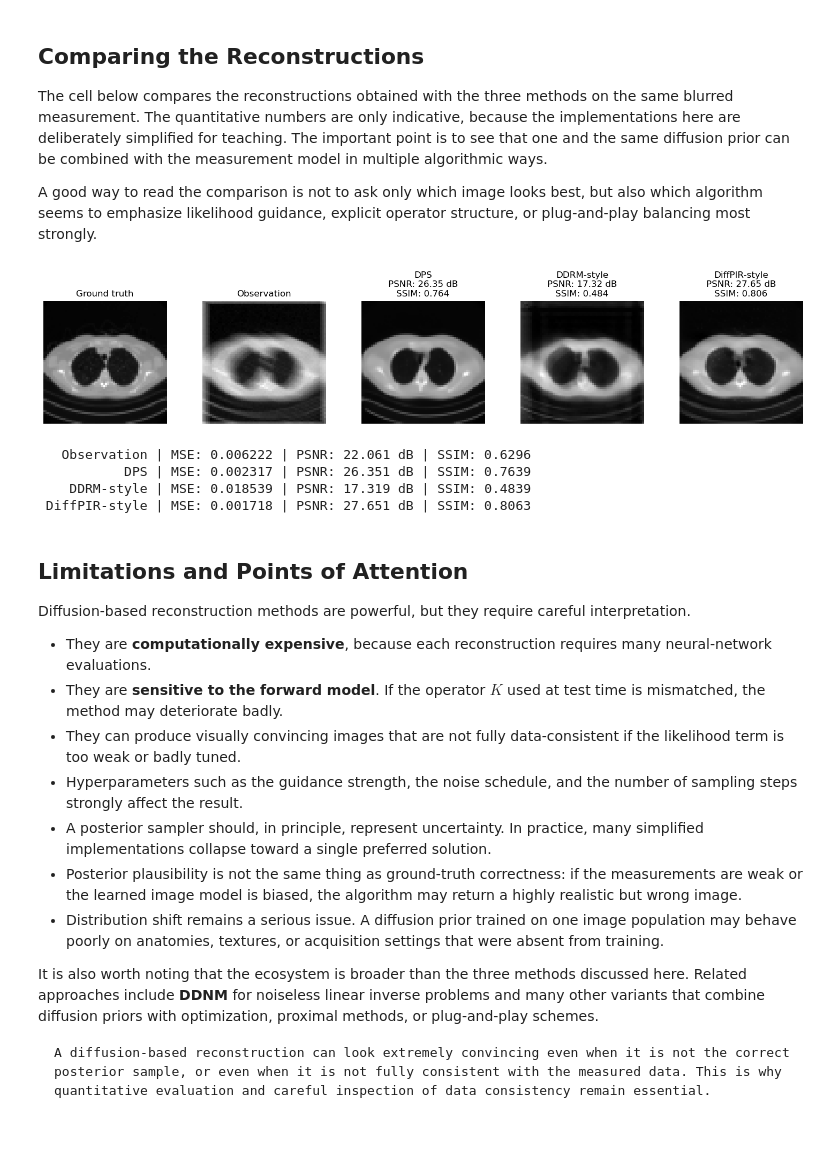
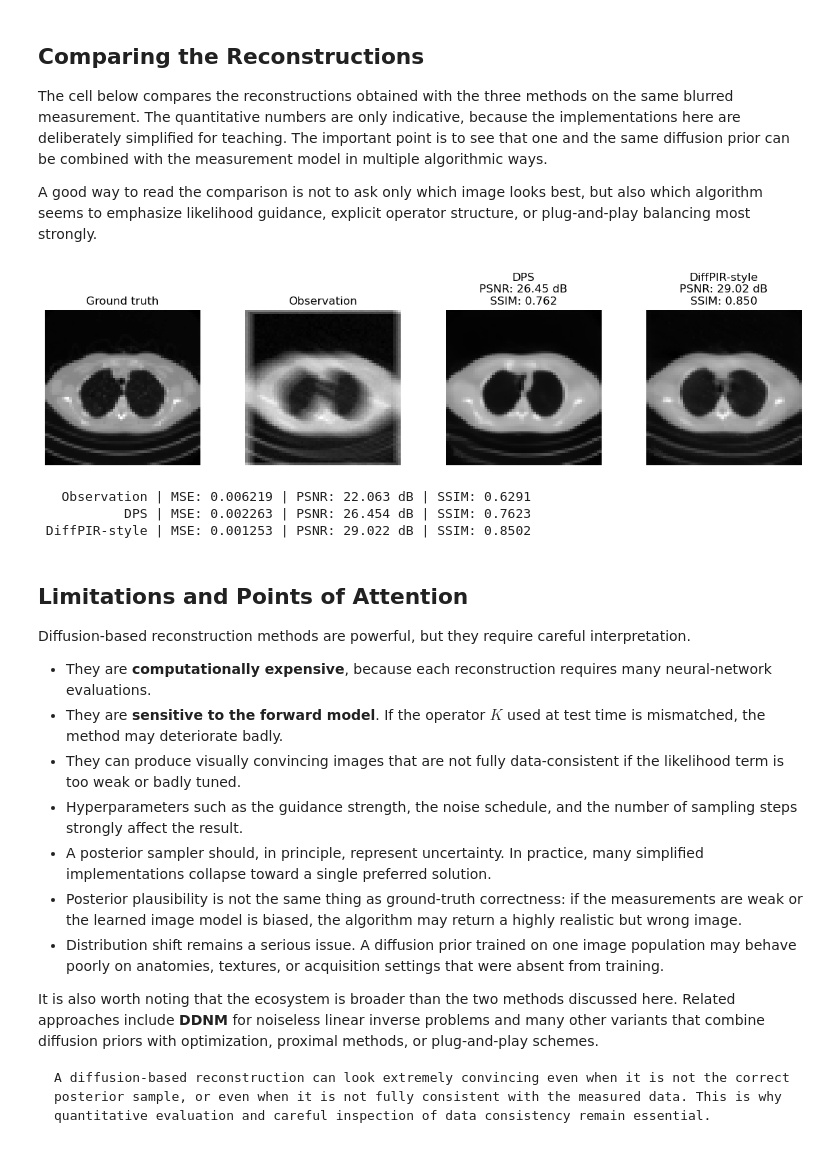
Before and after one commit to devangelista2/computational-imaging, a Jupyter notebook: 2025-26/_sources/generative/generative-inverse-problems.ipynb, the cells around one changed output. Drawn from its saved outputs; the diff is of its cells as text; code cells hidden in the pictures.

````diff
--- a/2025-26/_sources/generative/generative-inverse-problems.ipynb
+++ b/2025-26/_sources/generative/generative-inverse-problems.ipynb
@@ -334,40 +344,38 @@ def ssim(x, y, window_size=11, sigma=1.5, c1=0.01 ** 2, c2=0.03 ** 2):
     sigma_y2 = torch.nn.functional.conv2d(y_01 * y_01, window, padding=window_size // 2, groups=y_01.shape[1]) - mu_y2
     sigma_xy = torch.nn.functional.conv2d(x_01 * y_01, window, padding=window_size // 2, groups=x_01.shape[1]) - mu_xy
     ssim_map = ((2 * mu_xy + c1) * (2 * sigma_xy + c2)) / ((mu_x2 + mu_y2 + c1) * (sigma_x2 + sigma_y2 + c2))
     return ssim_map.mean().item()
 
 
 results = {
     'Observation': y_delta,
     'DPS': x_dps,
-    'DDRM-style': x_ddrm,
     'DiffPIR-style': x_diffpir,
 }
 
-fig, axes = plt.subplots(1, 5, figsize=(15, 3))
+fig, axes = plt.subplots(1, 4, figsize=(12, 3))
 axes[0].imshow(denormalize_to_01(x_true.detach()).cpu().squeeze(), cmap='gray')
 axes[0].set_title('Ground truth')
 axes[0].axis('off')
 
 for ax, (name, image) in zip(axes[1:], results.items()):
     ax.imshow(denormalize_to_01(image.detach()).cpu().squeeze(), cmap='gray')
     if name == 'Observation':
         ax.set_title(name)
     else:
         ax.set_title(f'{name}\nPSNR: {psnr(image, x_true):.2f} dB\nSSIM: {ssim(image, x_true):.3f}')
     ax.axis('off')
 
 plt.tight_layout()
 plt.show()
 
 for name, image in results.items():
     print(f'{name:>14} | MSE: {mse(image, x_true):.6f} | PSNR: {psnr(image, x_true):.3f} dB | SSIM: {ssim(image, x_true):.4f}')
 # %% [output]
-[figure, old version]
+[figure, new version]
-   Observation | MSE: 0.006222 | PSNR: 22.061 dB | SSIM: 0.6296
-           DPS | MSE: 0.002317 | PSNR: 26.351 dB | SSIM: 0.7639
-    DDRM-style | MSE: 0.018539 | PSNR: 17.319 dB | SSIM: 0.4839
- DiffPIR-style | MSE: 0.001718 | PSNR: 27.651 dB | SSIM: 0.8063
+   Observation | MSE: 0.006219 | PSNR: 22.063 dB | SSIM: 0.6291
+           DPS | MSE: 0.002263 | PSNR: 26.454 dB | SSIM: 0.7623
+ DiffPIR-style | MSE: 0.001253 | PSNR: 29.022 dB | SSIM: 0.8502
 # %% [markdown]
 ## Limitations and Points of Attention
 
@@ -381,7 +389,7 @@ Diffusion-based reconstruction methods are powerful, but they require careful in
 - Posterior plausibility is not the same thing as ground-truth correctness: if the measurements are weak or the learned image model is biased, the algorithm may return a highly realistic but wrong image.
 - Distribution shift remains a serious issue. A diffusion prior trained on one image population may behave poorly on anatomies, textures, or acquisition settings that were absent from training.
 
-It is also worth noting that the ecosystem is broader than the three methods discussed here. Related approaches include **DDNM** for noiseless linear inverse problems and many other variants that combine diffusion priors with optimization, proximal methods, or plug-and-play schemes.
+It is also worth noting that the ecosystem is broader than the two methods discussed here. Related approaches include **DDNM** for noiseless linear inverse problems and many other variants that combine diffusion priors with optimization, proximal methods, or plug-and-play schemes.
 
 ```{warning}
 A diffusion-based reconstruction can look extremely convincing even when it is not the correct posterior sample, or even when it is not fully consistent with the measured data. This is why quantitative evaluation and careful inspection of data consistency remain essential.
````
Also changed, not shown: parts of 11 cells of this notebook, 33 other files.
